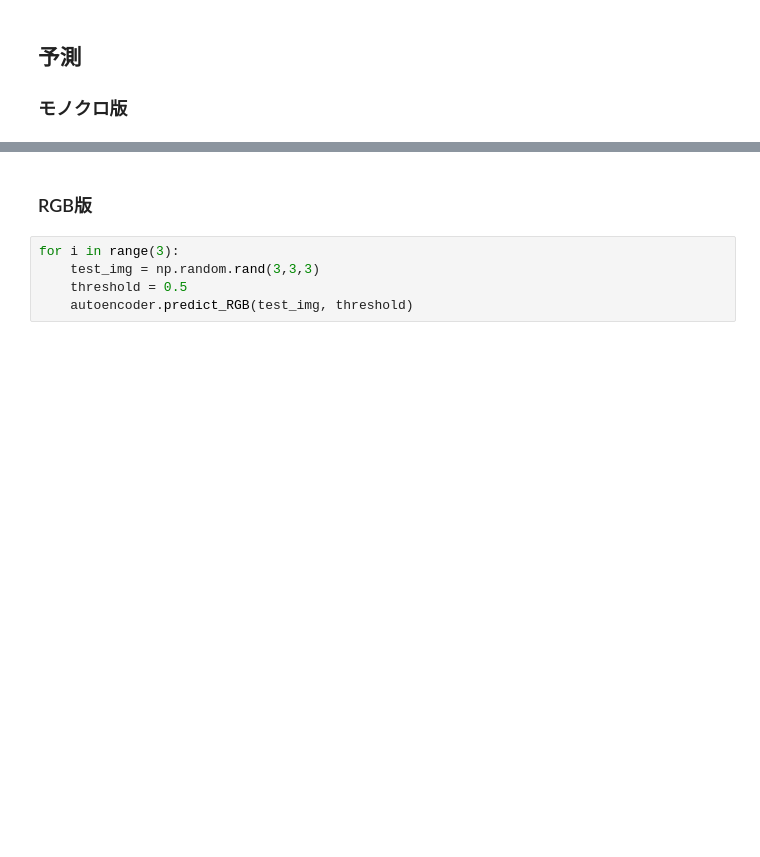
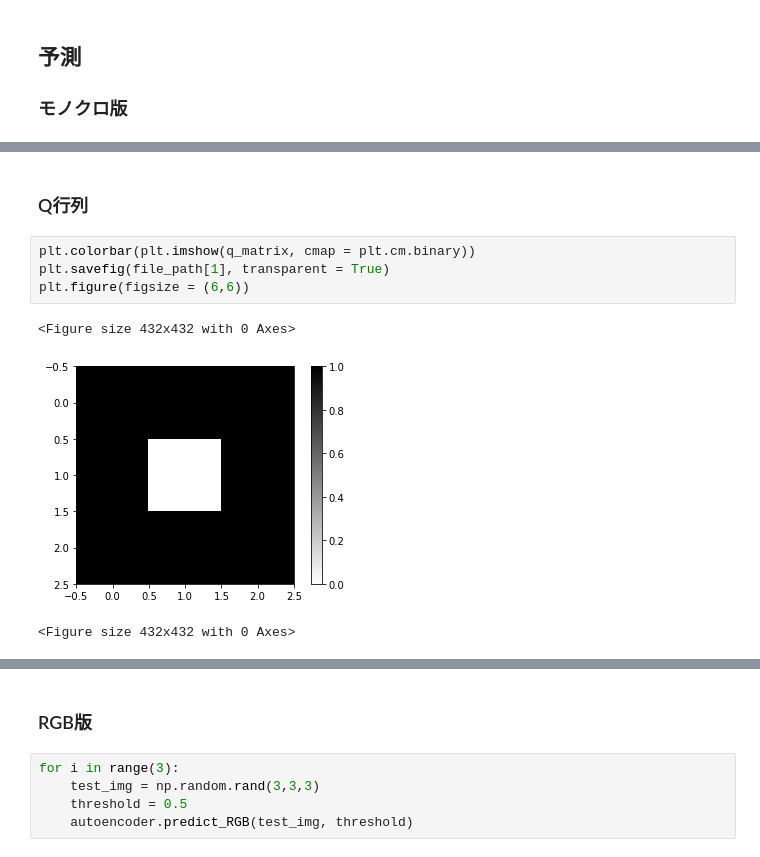
Before and after one commit to mositori/Bayesian-SuperResolution, a Jupyter notebook: ex1/autoencoder_example.ipynb, the cells around one changed output, grey strips where cells are left out. Saved outputs shown, nothing was run; the diff lists cells and outputs as text; blank space fills up the shorter version.

```diff
--- a/ex1/autoencoder_example.ipynb
+++ b/ex1/autoencoder_example.ipynb
@@ -318,0 +325,10 @@ plt.cm.binary?
+# %% [markdown]
+### Q行列
+# %%
+plt.colorbar(plt.imshow(q_matrix, cmap = plt.cm.binary))
+plt.savefig(file_path[1], transparent = True)
+plt.figure(figsize = (6,6))
+# %% [output]
+<Figure size 432x432 with 0 Axes>
+[figure, added]
+<Figure size 432x432 with 0 Axes>
```
Also changed, not shown: parts of 27 cells of this notebook, 40 other files.
